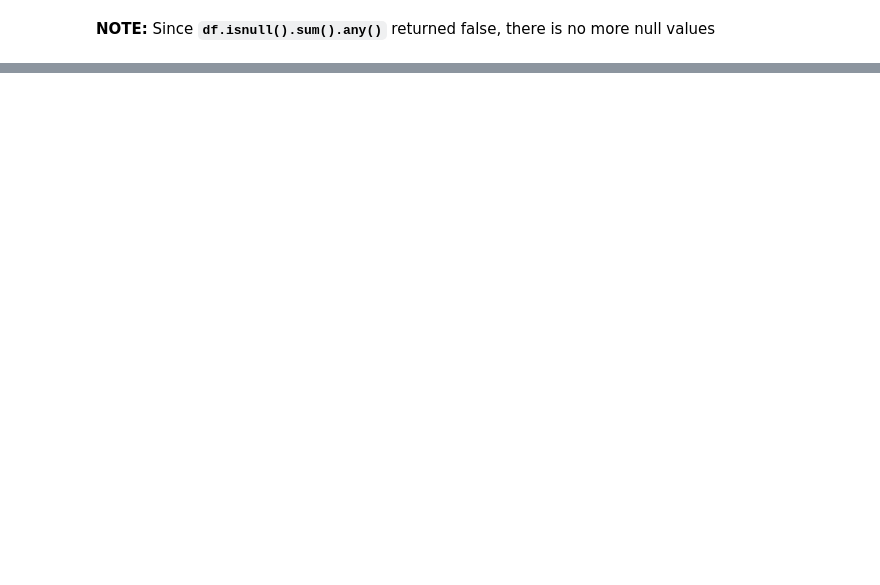
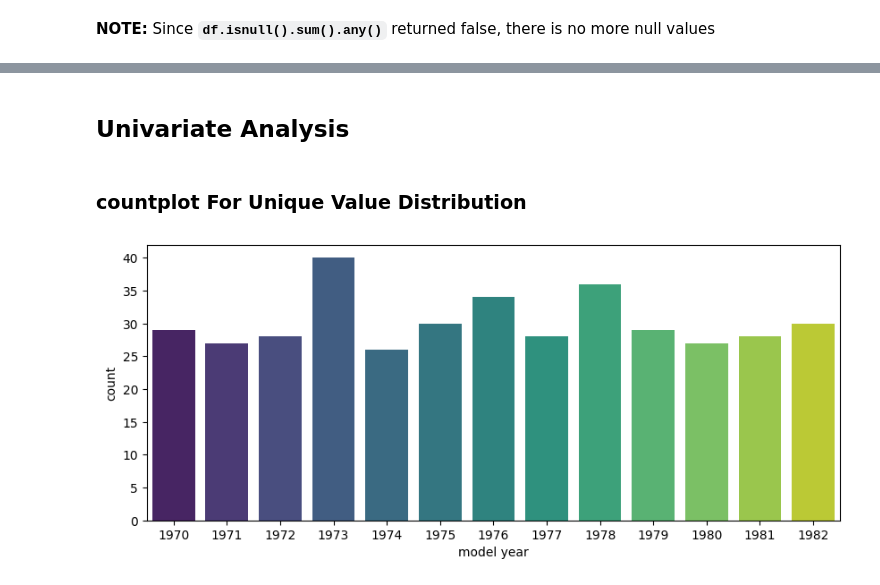
Before and after one commit to tshihab07/MPG-Forecasting-Model, a Jupyter notebook: MPG Forecasting Model.ipynb, the cells around one changed output, grey strips where cells are left out. Drawn from its saved outputs; the diff is of its cells as text; code cells hidden in the pictures; blank space fills up the shorter version.

Commit message:
Include Univariate Analysis in EDA

```diff
--- a/MPG Forecasting Model.ipynb
+++ b/MPG Forecasting Model.ipynb
@@ -205,0 +166,12 @@ False
+# %% [markdown]
+## Univariate Analysis
+# %% [markdown]
+### countplot For Unique Value Distribution
+# %%
+# countplot for model year
+plt.figure(figsize=(10, 4))
+sns.countplot(data=df, x="model year", palette="viridis")
+
+plt.show()
+# %% [output]
+[figure, added]
```
Also changed, not shown: parts of 22 cells of this notebook.
